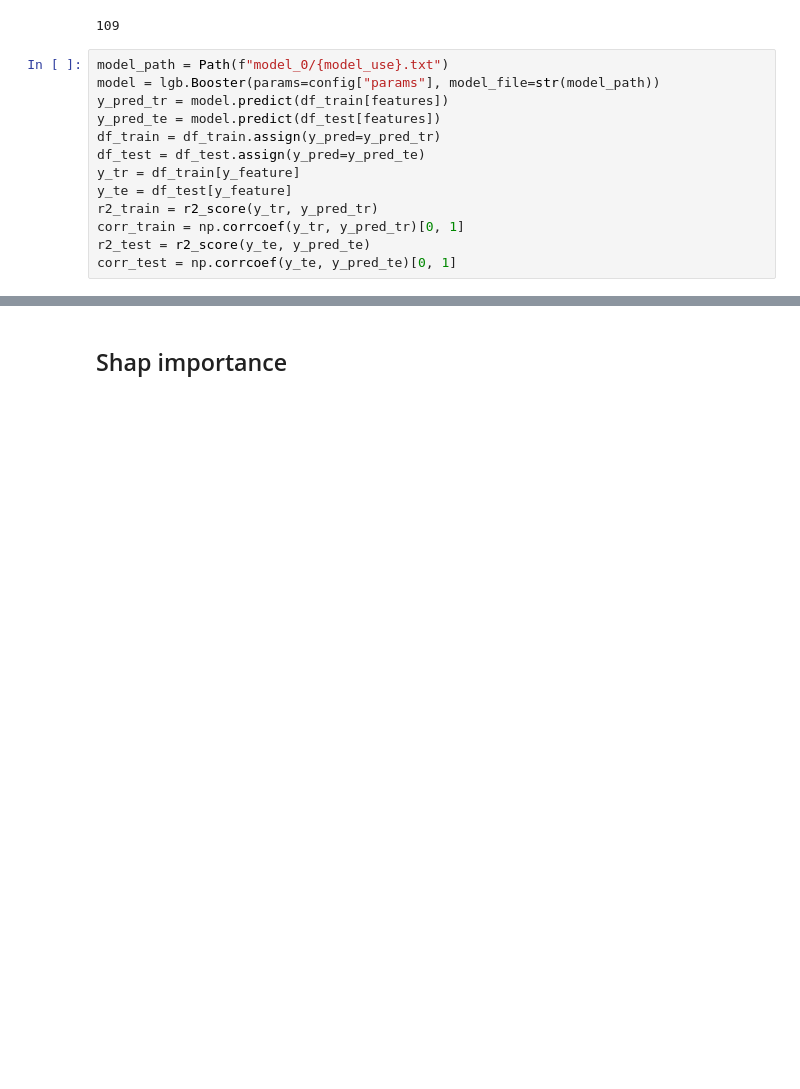
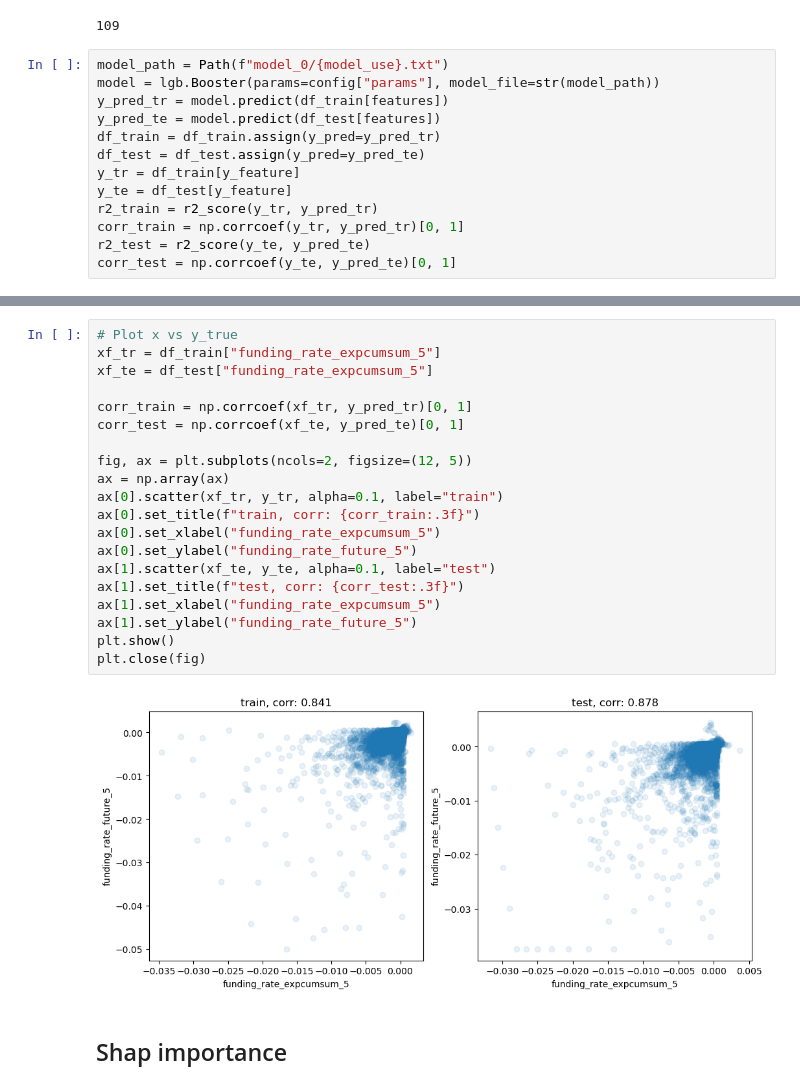
Before and after one commit to StarPrecursor/Aura_study, a Jupyter notebook: studies/model/lgb/uni_lgb/evaluate_model.ipynb, the cells around one changed output, grey strips where cells are left out. Drawn from its saved outputs; the diff is of its cells as text; blank space fills up the shorter version.

```diff
--- a/studies/model/lgb/uni_lgb/evaluate_model.ipynb
+++ b/studies/model/lgb/uni_lgb/evaluate_model.ipynb
@@ -134,3 +134,25 @@ plt.close(fig)
+# %%
+# Plot x vs y_true
+xf_tr = df_train["funding_rate_expcumsum_5"]
+xf_te = df_test["funding_rate_expcumsum_5"]
+
+corr_train = np.corrcoef(xf_tr, y_pred_tr)[0, 1]
+corr_test = np.corrcoef(xf_te, y_pred_te)[0, 1]
+
+fig, ax = plt.subplots(ncols=2, figsize=(12, 5))
+ax = np.array(ax)
+ax[0].scatter(xf_tr, y_tr, alpha=0.1, label="train")
+ax[0].set_title(f"train, corr: {corr_train:.3f}")
+ax[0].set_xlabel("funding_rate_expcumsum_5")
+ax[0].set_ylabel("funding_rate_future_5")
+ax[1].scatter(xf_te, y_te, alpha=0.1, label="test")
+ax[1].set_title(f"test, corr: {corr_test:.3f}")
+ax[1].set_xlabel("funding_rate_expcumsum_5")
+ax[1].set_ylabel("funding_rate_future_5")
+plt.show()
+plt.close(fig)
+# %% [output]
+[figure, added]
 # %% [markdown]
 ## Shap importance
 # %%
```
Also changed, not shown: parts of 9 cells of this notebook, 4 other files.
